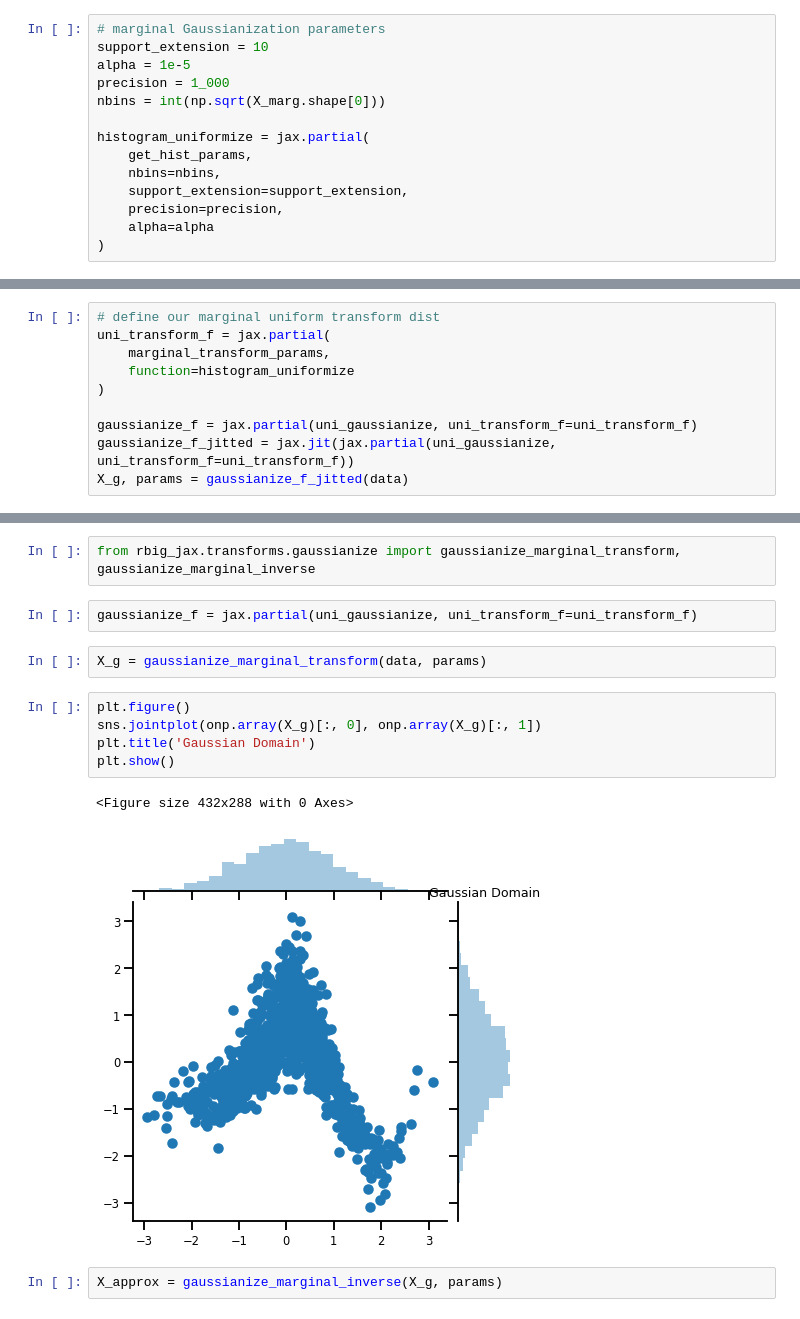
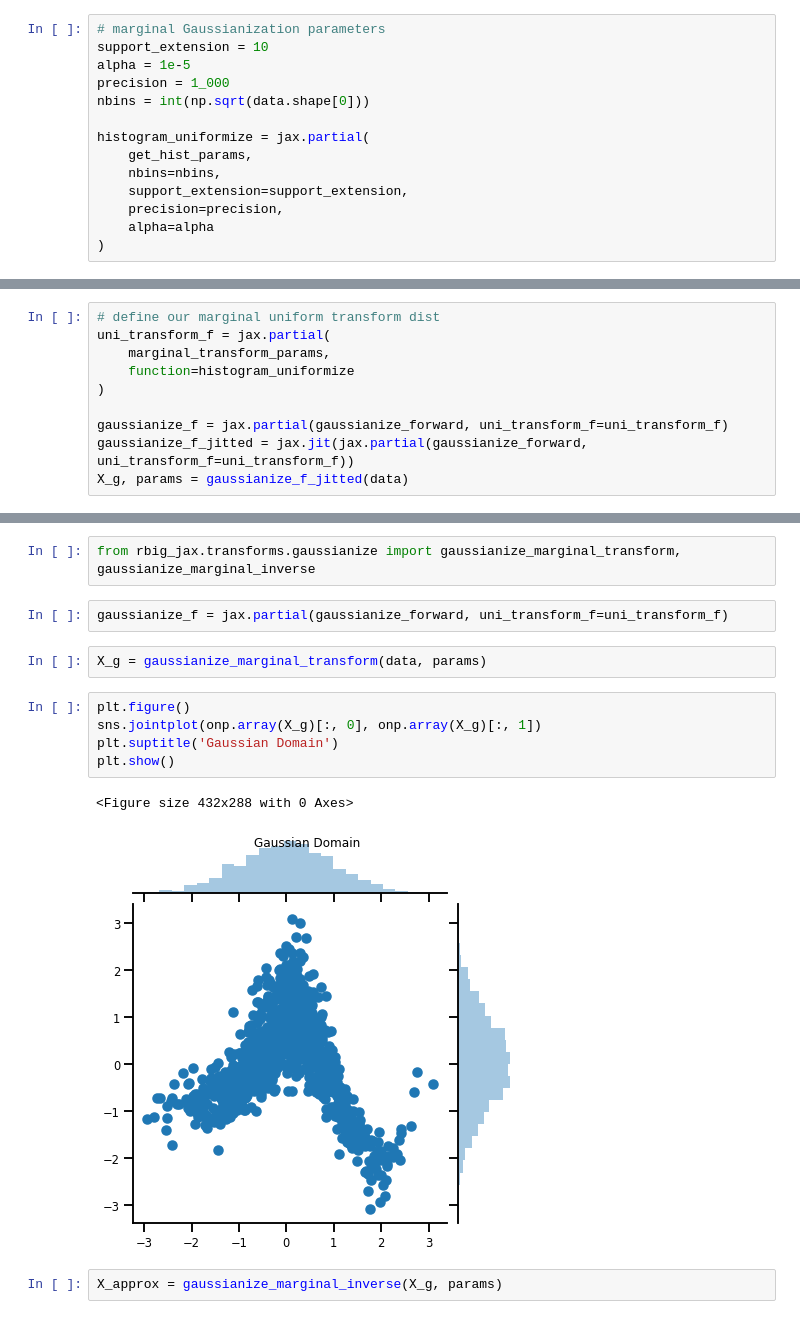
Before and after one commit to IPL-UV/rbig_jax, a Jupyter notebook: notebooks/1.2_marginal_gaussinization.ipynb, the cells around one changed output, grey strips where cells are left out. Cells and saved outputs as stored; diff of their text form.

```diff
--- a/notebooks/1.2_marginal_gaussinization.ipynb
+++ b/notebooks/1.2_marginal_gaussinization.ipynb
@@ -104,7 +104,7 @@ from rbig_jax.transforms.uniformize import uniformize_transform
 support_extension = 10
 alpha = 1e-5
 precision = 1_000
-nbins = int(np.sqrt(X_marg.shape[0]))
+nbins = int(np.sqrt(data.shape[0]))
 
 histogram_uniformize = jax.partial(
     get_hist_params,
@@ -196,8 +196,8 @@ uni_transform_f = jax.partial(
     function=histogram_uniformize
 )
 
-gaussianize_f = jax.partial(uni_gaussianize, uni_transform_f=uni_transform_f)
-gaussianize_f_jitted = jax.jit(jax.partial(uni_gaussianize, uni_transform_f=uni_transform_f))
+gaussianize_f = jax.partial(gaussianize_forward, uni_transform_f=uni_transform_f)
+gaussianize_f_jitted = jax.jit(jax.partial(gaussianize_forward, uni_transform_f=uni_transform_f))
 X_g, params = gaussianize_f_jitted(data)
 # %%
 X_g, params = gaussianize_f_jitted(data)
@@ -211,17 +211,17 @@ X_g, params = gaussianize_f_jitted(data)
 # %%
 from rbig_jax.transforms.gaussianize import gaussianize_marginal_transform, gaussianize_marginal_inverse
 # %%
-gaussianize_f = jax.partial(uni_gaussianize, uni_transform_f=uni_transform_f)
+gaussianize_f = jax.partial(gaussianize_forward, uni_transform_f=uni_transform_f)
 # %%
 X_g = gaussianize_marginal_transform(data, params)
 # %%
 plt.figure()
 sns.jointplot(onp.array(X_g)[:, 0], onp.array(X_g)[:, 1])
-plt.title('Gaussian Domain')
+plt.suptitle('Gaussian Domain')
 plt.show()
 # %% [output]
 <Figure size 432x288 with 0 Axes>
-[figure, old version]
+[figure, new version]
 # %%
 X_approx = gaussianize_marginal_inverse(X_g, params)
 # %%
```
Also changed, not shown: parts of 8 cells of this notebook, 6 other files.
